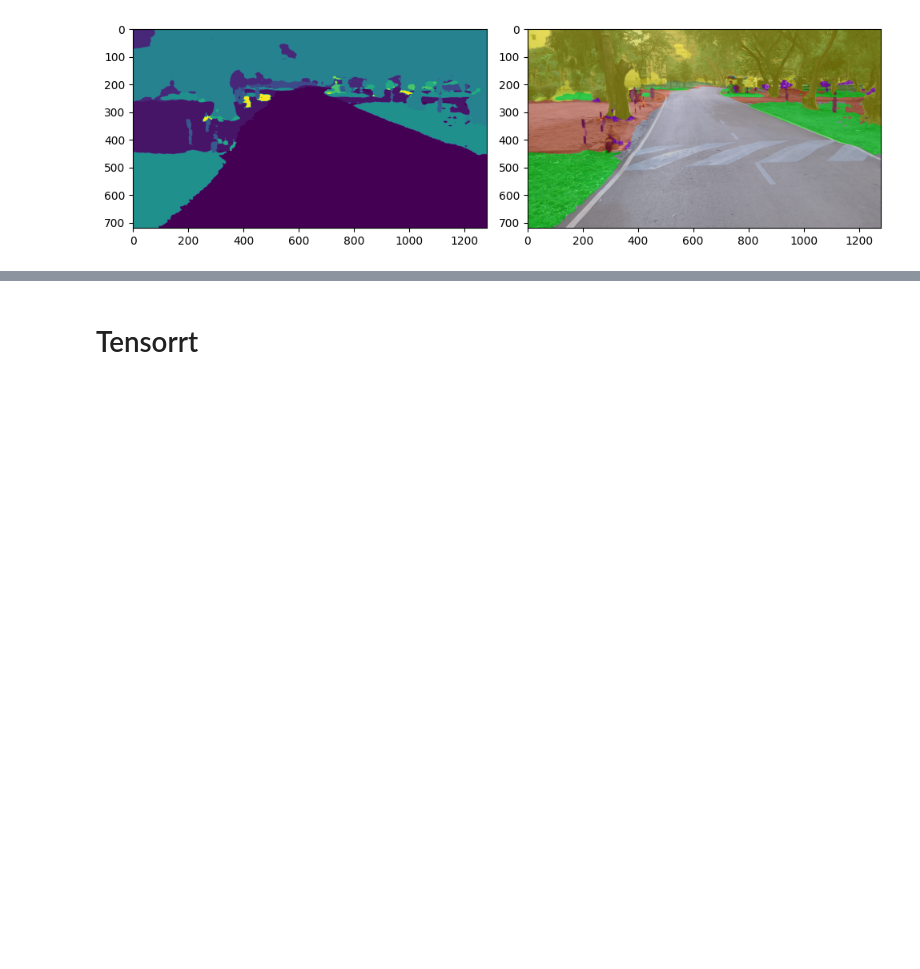
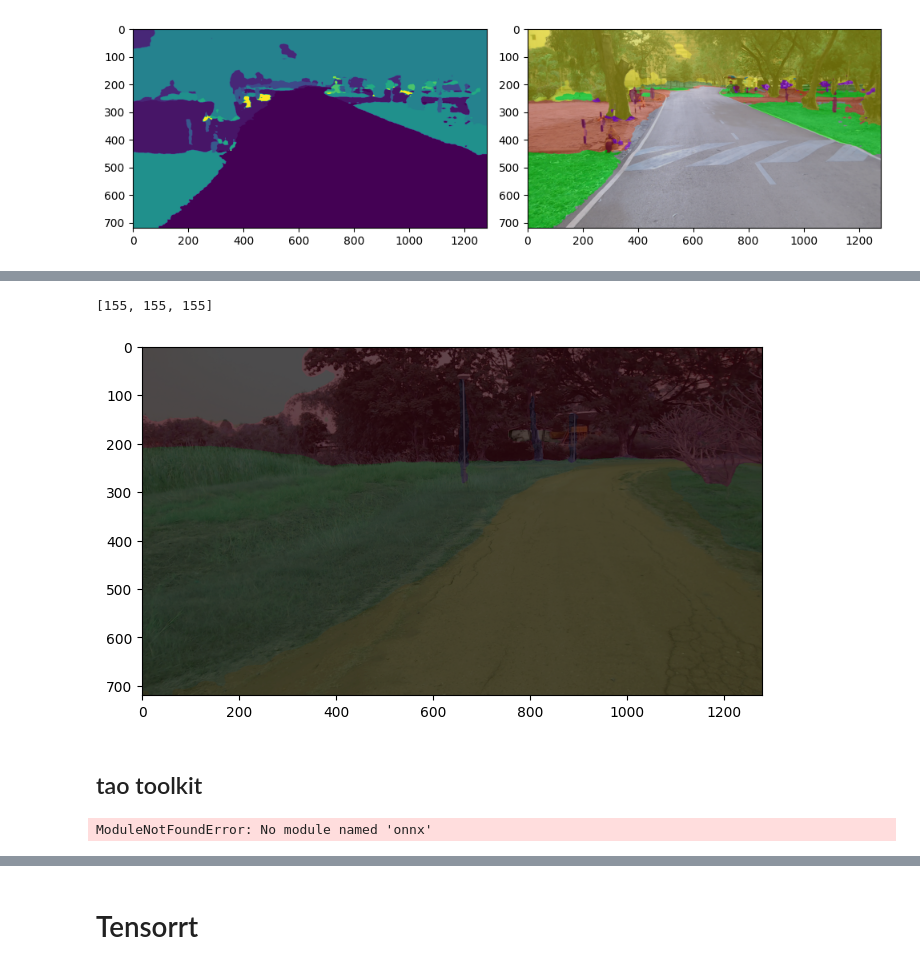
Before and after one commit to PoohNB/self-driving-sb3, a Jupyter notebook: test_model.ipynb, the cells around one changed output, grey strips where cells are left out. Cells and saved outputs as stored; diff of their text form; code cells hidden in the pictures; blank space fills up the shorter version.

```diff
--- a/test_model.ipynb
+++ b/test_model.ipynb
@@ -230,0 +335,15 @@ plt.show()
+# %%
+import requests
+import matplotlib.pyplot as plt
+from transformers import pipeline
+import torch
+
+segmenter = pipeline(
+    "image-segmentation",
+    model="facebook/mask2former-swin-large-cityscapes-semantic",
+    device=0 if torch.cuda.is_available() else -1  # Use GPU if available
+)
+# %%
+from PIL import Image
+pil_image = Image.fromarray(img1)
+results = segmenter(pil_image)
@@ -230,0 +373,45 @@ plt.show()
+# %%
+import numpy as np
+
+masks = [result['mask'] for result in results]
+# Convert PIL masks to numpy arrays
+masks = [np.array(mask) for mask in masks]
+# %%
+color=sidewalk_palette()
+# %%
+color[0]
+# %% [output]
+[155, 155, 155]
+# %%
+import matplotlib.pyplot as plt
+
+# Display the original image
+plt.figure(figsize=(8, 6))
+plt.imshow(pil_image)
+
+# Overlay each mask on the image
+for i, result in enumerate(results):
+    mask = masks[i]
+    label = result['label']
+    # Create a mask color for each class
+    mask_color = np.zeros_like(pil_image)
+    mask_color[mask == 255] = color[i] # Assuming RGB image
+
+    # Display the mask overlay
+    plt.imshow(mask_color, alpha=0.2)  # Adjust alpha for transparency
+
+    # Show the class label as the plot title
+    # plt.title(f"Class: {label}")
+    # plt.axis('off')
+plt.show()
+# %% [output]
+[figure, added]
+# %% [markdown]
+## tao toolkit
+# %%
+import onnx
+model_path = "seg/tao_model/pretrained_segformer_cityscapes_deployable_fan_tiny_hybrid_v1.0/cityscapes_fan_tiny_hybrid_224.onnx"
+onnx_model = onnx.load(model_path)
+onnx.checker.check_model(onnx_model)
+# %% [output]
+ModuleNotFoundError: No module named 'onnx'
```
Also changed, not shown: parts of 43 cells of this notebook, 7 other files.
